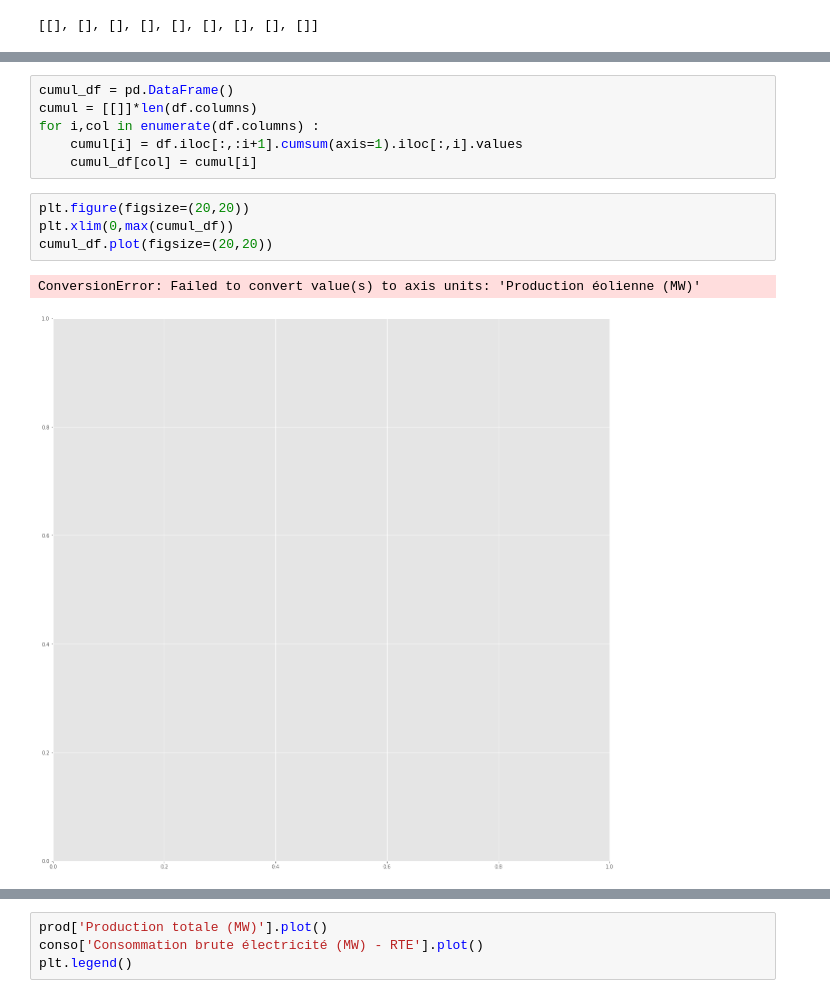
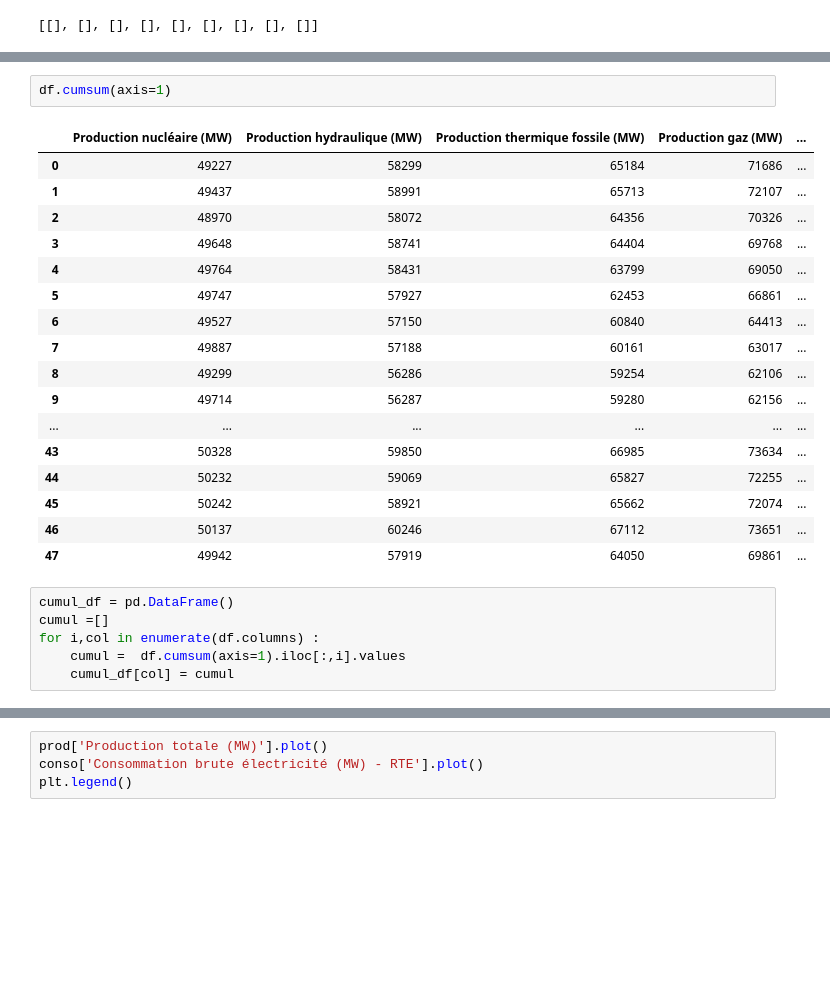
Before and after one commit to keyserwood/TEECO, a Jupyter notebook: 1.0-er_project_french_electric .ipynb, the cells around one changed output, grey strips where cells are left out. Cells and saved outputs as stored; diff of their text form; blank space fills up the shorter version.

```diff
--- a/1.0-er_project_french_electric .ipynb
+++ b/1.0-er_project_french_electric .ipynb
@@ -175,13 +197,26 @@ cumul
+# %%
+df.cumsum(axis=1)
+# %% [output]
+|  | Production nucléaire (MW) | Production hydraulique (MW) | Production thermique fossile (MW) | Production gaz (MW) | ... |
+| 0 | 49227 | 58299 | 65184 | 71686 | ... |
+| 1 | 49437 | 58991 | 65713 | 72107 | ... |
+| 2 | 48970 | 58072 | 64356 | 70326 | ... |
+| 3 | 49648 | 58741 | 64404 | 69768 | ... |
+| 4 | 49764 | 58431 | 63799 | 69050 | ... |
+| 5 | 49747 | 57927 | 62453 | 66861 | ... |
+| 6 | 49527 | 57150 | 60840 | 64413 | ... |
+| 7 | 49887 | 57188 | 60161 | 63017 | ... |
+| 8 | 49299 | 56286 | 59254 | 62106 | ... |
+| 9 | 49714 | 56287 | 59280 | 62156 | ... |
+| ... | ... | ... | ... | ... | ... |
+| 43 | 50328 | 59850 | 66985 | 73634 | ... |
+| 44 | 50232 | 59069 | 65827 | 72255 | ... |
+| 45 | 50242 | 58921 | 65662 | 72074 | ... |
+| 46 | 50137 | 60246 | 67112 | 73651 | ... |
+| 47 | 49942 | 57919 | 64050 | 69861 | ... |
 # %%
 cumul_df = pd.DataFrame()
-cumul = [[]]*len(df.columns)
+cumul =[]
 for i,col in enumerate(df.columns) :
-    cumul[i] = df.iloc[:,:i+1].cumsum(axis=1).iloc[:,i].values
-    cumul_df[col] = cumul[i]
+    cumul =  df.cumsum(axis=1).iloc[:,i].values
+    cumul_df[col] = cumul
-# %%
-plt.figure(figsize=(20,20))
-plt.xlim(0,max(cumul_df))
-cumul_df.plot(figsize=(20,20))
-# %% [output]
-ConversionError: Failed to convert value(s) to axis units: 'Production éolienne (MW)'
-[figure, removed]
```
Also changed, not shown: parts of 11 cells of this notebook, 3 other files.
